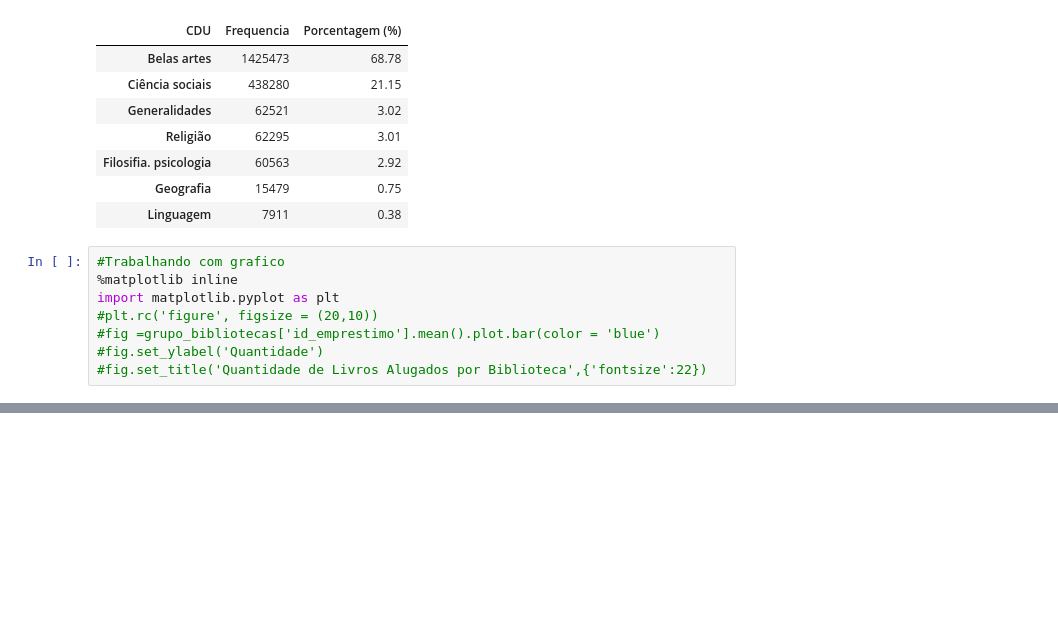
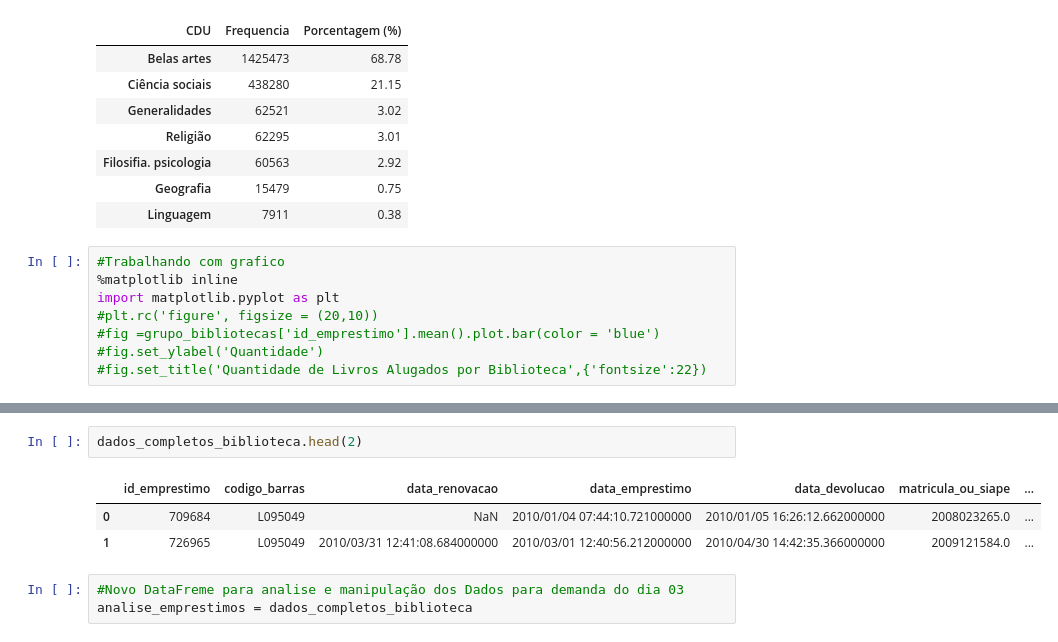
Before and after one commit to Odilon01/7_Dias_de_C-digo_Alura-Python-Pandas, a Jupyter notebook: 7dayofcode.ipynb, the cells around one changed output, grey strips where cells are left out. Drawn from its saved outputs; the diff is of its cells as text; blank space fills up the shorter version.

```diff
--- a/7dayofcode.ipynb
+++ b/7dayofcode.ipynb
@@ -378,0 +390,9 @@ import matplotlib.pyplot as plt
+# %%
+dados_completos_biblioteca.head(2)
+# %% [output]
+|  | id_emprestimo | codigo_barras | data_renovacao | data_emprestimo | data_devolucao | matricula_ou_siape | ... |
+| 0 | 709684 | L095049 | NaN | 2010/01/04 07:44:10.721000000 | 2010/01/05 16:26:12.662000000 | 2008023265.0 | ... |
+| 1 | 726965 | L095049 | 2010/03/31 12:41:08.684000000 | 2010/03/01 12:40:56.212000000 | 2010/04/30 14:42:35.366000000 | 2009121584.0 | ... |
+# %%
+#Novo DataFreme para analise e manipulação dos Dados para demanda do dia 03
+analise_emprestimos = dados_completos_biblioteca
```
Also changed, not shown: parts of 13 cells of this notebook.
